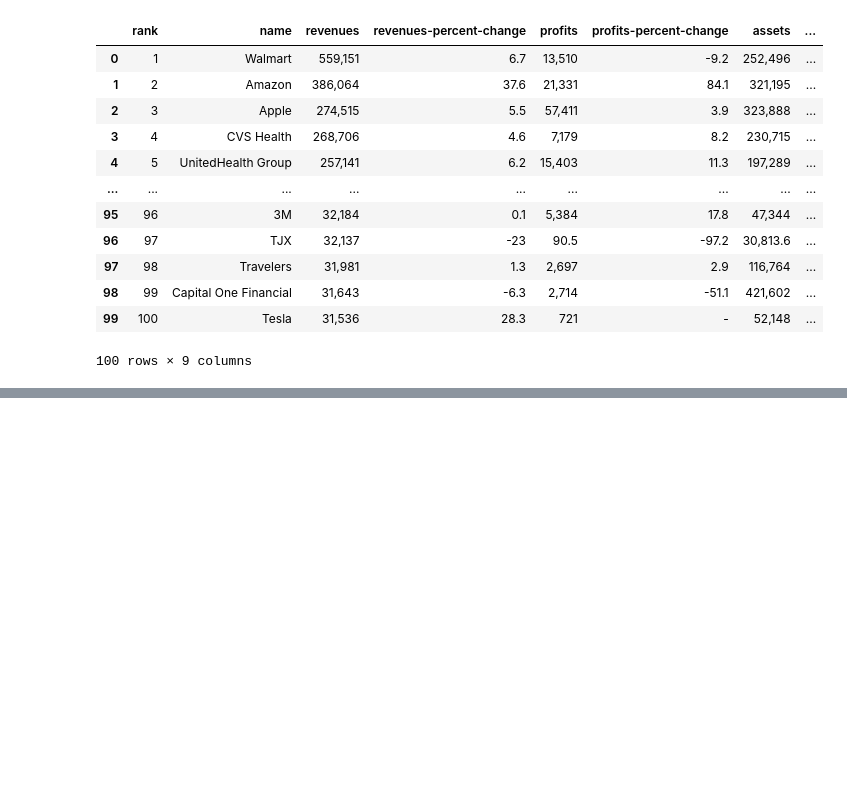
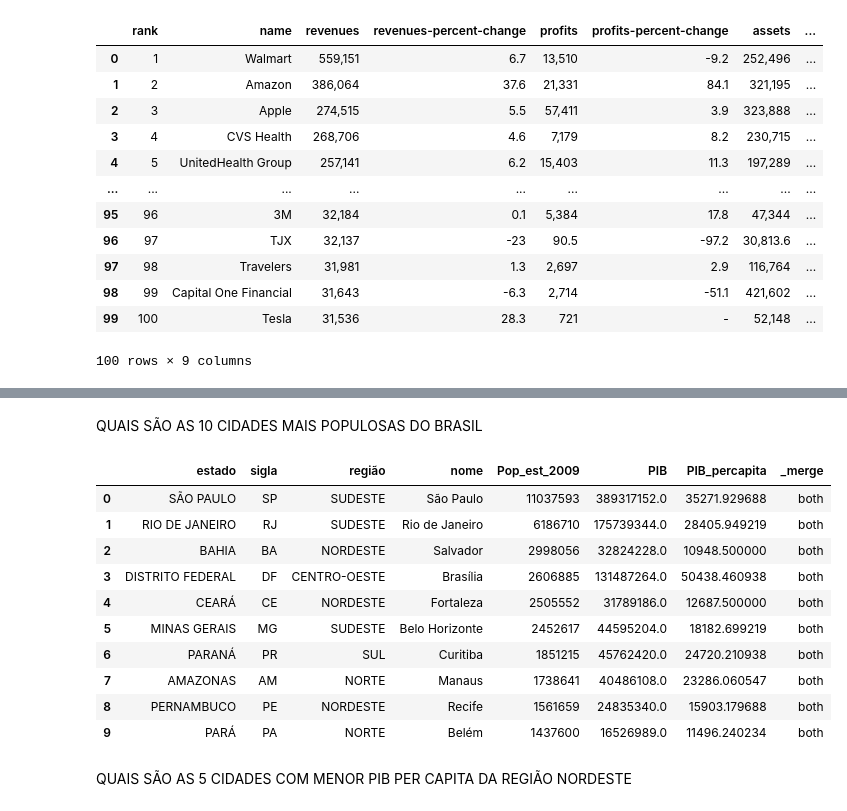
Before and after one commit to jhonatanpaz95/analise-de-dados, a Jupyter notebook: Pandas/pandas.ipynb, the cells around one changed output, grey strips where cells are left out. Saved outputs shown, nothing was run; the diff lists cells and outputs as text; code cells hidden in the pictures; blank space fills up the shorter version.

```diff
--- a/Pandas/pandas.ipynb
+++ b/Pandas/pandas.ipynb
@@ -104,0 +188,9 @@ AttributeError: 'DataFrame' object has no attribute 'dtype'
+# %%
+estados_df = pd.read_csv('estados-limpo.csv', sep=';')
+cidades_df = pd.read_csv('cidades-limpo.csv', sep=';')
+
+#renomear o cidades_df
+cidades_df = cidades_df.rename(columns={'UF':'estado'})
+
+lista_estados = set(cidades_df['estado'].tolist()) # transforma uma coluna em uma lista / o set tira os valores repetidos
+print(len(lista_estados))
@@ -104,0 +199,12 @@ AttributeError: 'DataFrame' object has no attribute 'dtype'
+# %%
+
+# mudando valores com acentos:
+atualizar_acentos = {
+    'AMAPA': 'AMAPÁ', 'CEARA': 'CEARÁ', 'GOIAS': 'GOIÁS', 'MARANHAO':'MARANHÃO', 'PARA': 'PARÁ', 'PARAIBA':'PARAÍBA', 'PARANA':'PARANÁ',
+    'PIAUI':'PIAUÍ', 'RONDONIA':'RONDÔNIA', 'SAO PAULO':'SÃO PAULO'
+}
+
+estados_df['estado'] = estados_df['estado'].replace(atualizar_acentos)
+
+
+display(cidades_df)
@@ -104,0 +225,30 @@ AttributeError: 'DataFrame' object has no attribute 'dtype'
+# %%
+
+
+brasil_df = pd.merge(left=estados_df, right=cidades_df, on='estado', how='inner', indicator=True) # mescla os dois data framess
+
+
+estados_set = set(brasil_df['estado']) # transforma uma coluna de interesse em um set para verificar os dados
+
+
+brasil_df.to_csv('brasil.csv', sep=';', index=False)
+# %% [markdown]
+QUAIS SÃO AS 10 CIDADES MAIS POPULOSAS DO BRASIL
+# %%
+top_10_cidades_df = brasil_df.sort_values(by='Pop_est_2009', ascending=False).head(10).reset_index(drop=True)
+
+display(top_10_cidades_df)
+# %% [output]
+|  | estado | sigla | região | nome | Pop_est_2009 | PIB | PIB_percapita | _merge |
+| 0 | SÃO PAULO | SP | SUDESTE | São Paulo | 11037593 | 389317152.0 | 35271.929688 | both |
+| 1 | RIO DE JANEIRO | RJ | SUDESTE | Rio de Janeiro | 6186710 | 175739344.0 | 28405.949219 | both |
+| 2 | BAHIA | BA | NORDESTE | Salvador | 2998056 | 32824228.0 | 10948.500000 | both |
+| 3 | DISTRITO FEDERAL | DF | CENTRO-OESTE | Brasília | 2606885 | 131487264.0 | 50438.460938 | both |
+| 4 | CEARÁ | CE | NORDESTE | Fortaleza | 2505552 | 31789186.0 | 12687.500000 | both |
+| 5 | MINAS GERAIS | MG | SUDESTE | Belo Horizonte | 2452617 | 44595204.0 | 18182.699219 | both |
+| 6 | PARANÁ | PR | SUL | Curitiba | 1851215 | 45762420.0 | 24720.210938 | both |
+| 7 | AMAZONAS | AM | NORTE | Manaus | 1738641 | 40486108.0 | 23286.060547 | both |
+| 8 | PERNAMBUCO | PE | NORDESTE | Recife | 1561659 | 24835340.0 | 15903.179688 | both |
+| 9 | PARÁ | PA | NORTE | Belém | 1437600 | 16526989.0 | 11496.240234 | both |
+# %% [markdown]
+QUAIS SÃO AS 5 CIDADES COM MENOR PIB PER CAPITA DA REGIÃO NORDESTE
```
Also changed, not shown: parts of 23 cells of this notebook, 1 other file.
